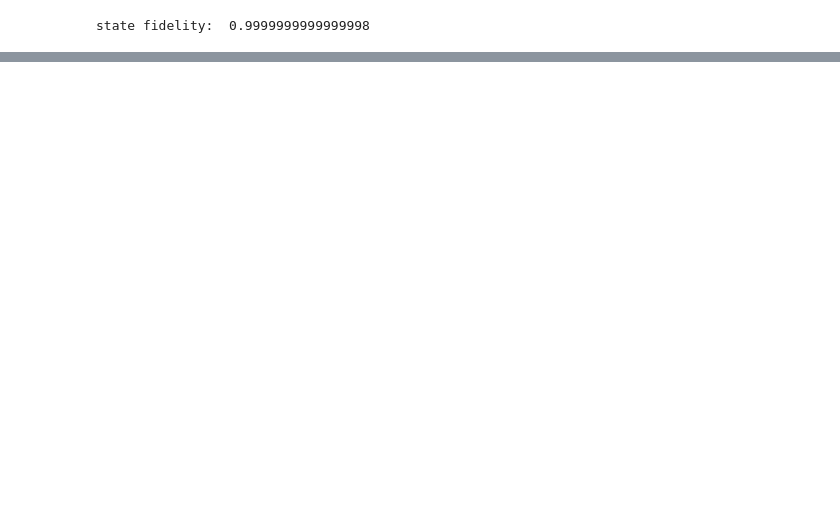
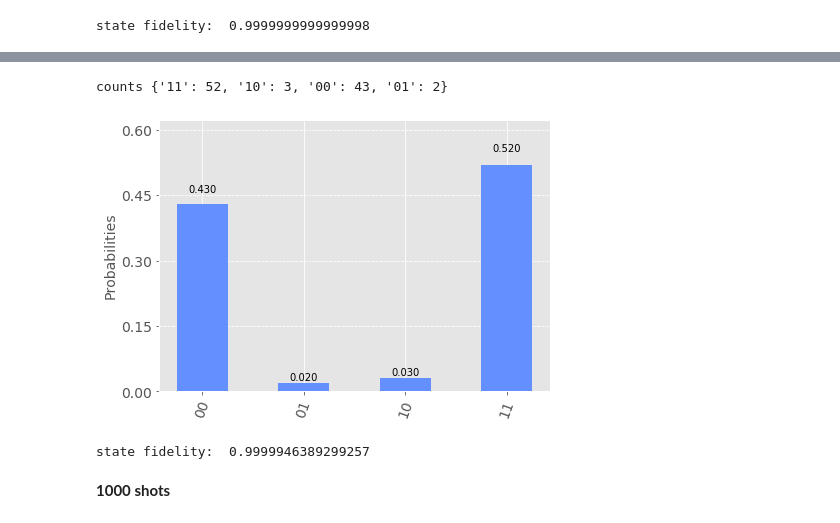
Before and after one commit to kareem1925/Ismailia-school-of-AI, a Jupyter notebook: machine learning for classifying quantum states/Qiskit code for learning Q states.ipynb, the cells around one changed output, grey strips where cells are left out. Drawn from its saved outputs; the diff is of its cells as text; code cells hidden in the pictures; blank space fills up the shorter version.

```diff
--- a/machine learning for classifying quantum states/Qiskit code for learning Q states.ipynb
+++ b/machine learning for classifying quantum states/Qiskit code for learning Q states.ipynb
@@ -267,0 +363,13 @@ state fidelity:  1.0
+# %%
+counts,density_matrix = circuit(best,100)
+print('counts', counts)
+plot_histogram(counts)
+# %% [output]
+counts {'11': 52, '10': 3, '00': 43, '01': 2}
+[figure, added]
+# %%
+print("state fidelity: ", state_fidelity(density_matrix,labels_vector))
+# %% [output]
+state fidelity:  0.9999946389299257
+# %% [markdown]
+**1000 shots**
```
Also changed, not shown: parts of 24 cells of this notebook.
